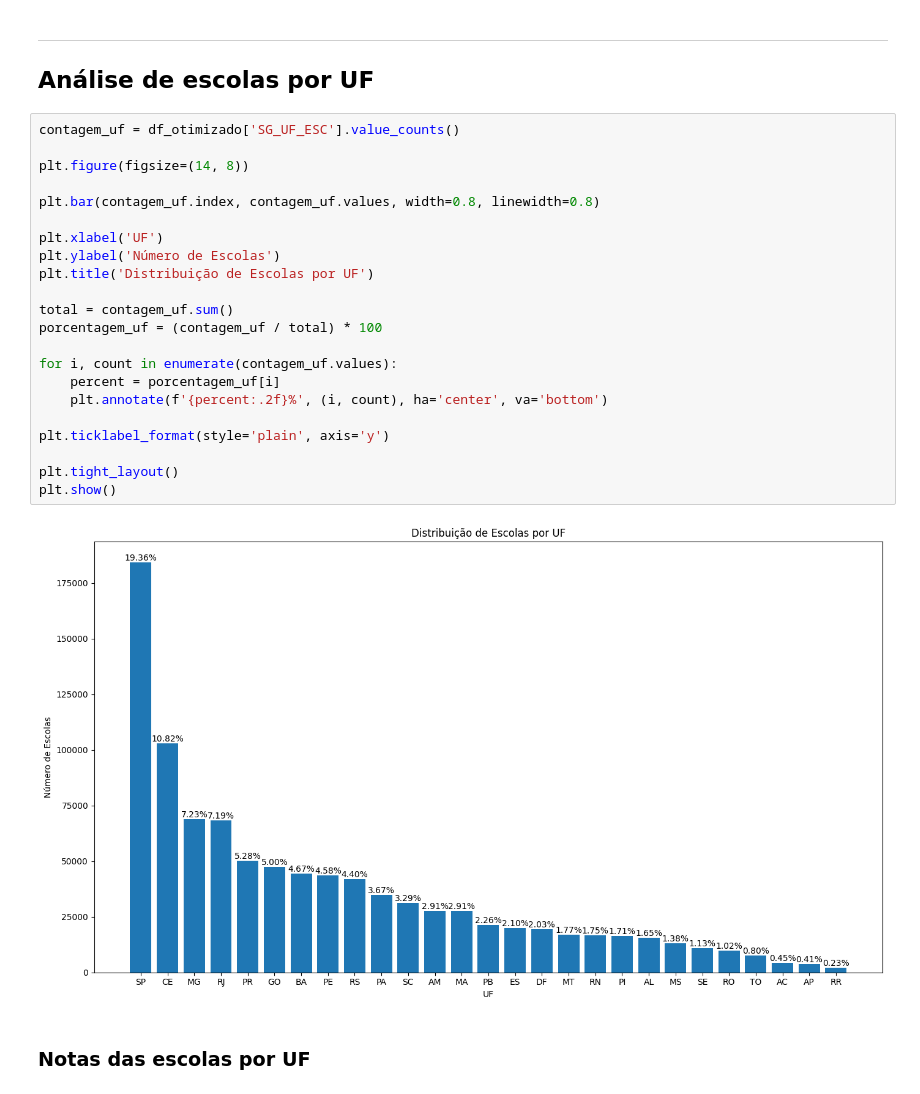
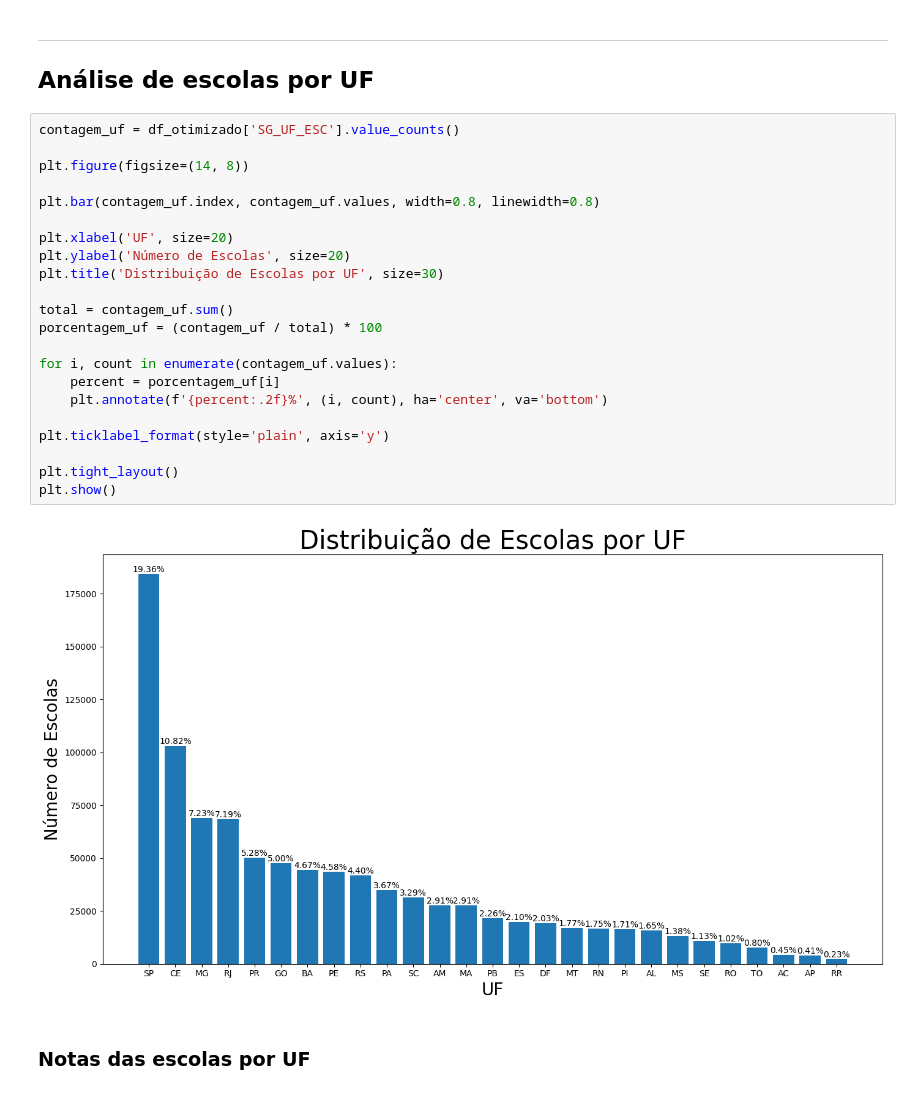
Before and after one commit to giolangella/Analise-de-Microdados-ENEM-2022, a Jupyter notebook: main.ipynb, the cells around one changed output. Drawn from its saved outputs; the diff is of its cells as text.

```diff
--- a/main.ipynb
+++ b/main.ipynb
@@ -190,27 +199,27 @@ ___
 # %%
 contagem_uf = df_otimizado['SG_UF_ESC'].value_counts()
 
 plt.figure(figsize=(14, 8))
 
 plt.bar(contagem_uf.index, contagem_uf.values, width=0.8, linewidth=0.8)
 
-plt.xlabel('UF')
-plt.ylabel('Número de Escolas')
-plt.title('Distribuição de Escolas por UF')
+plt.xlabel('UF', size=20)
+plt.ylabel('Número de Escolas', size=20)
+plt.title('Distribuição de Escolas por UF', size=30)
 
 total = contagem_uf.sum()
 porcentagem_uf = (contagem_uf / total) * 100
 
 for i, count in enumerate(contagem_uf.values):
     percent = porcentagem_uf[i]
     plt.annotate(f'{percent:.2f}%', (i, count), ha='center', va='bottom')
 
 plt.ticklabel_format(style='plain', axis='y')
 
 plt.tight_layout()
 plt.show()
 # %% [output]
-[figure, old version]
+[figure, new version]
 # %% [markdown]
 ### Notas das escolas por UF
 # %%
```
Also changed, not shown: parts of 11 cells of this notebook.
